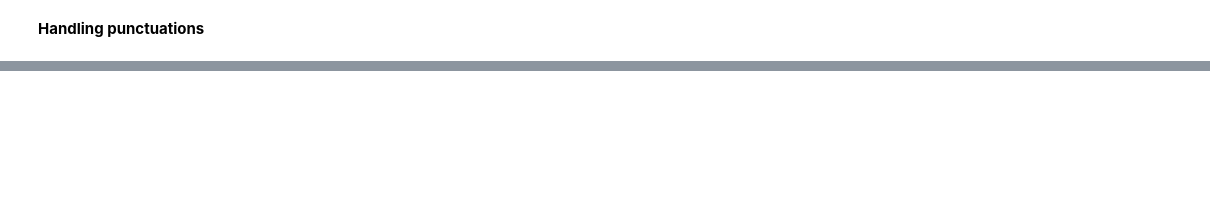
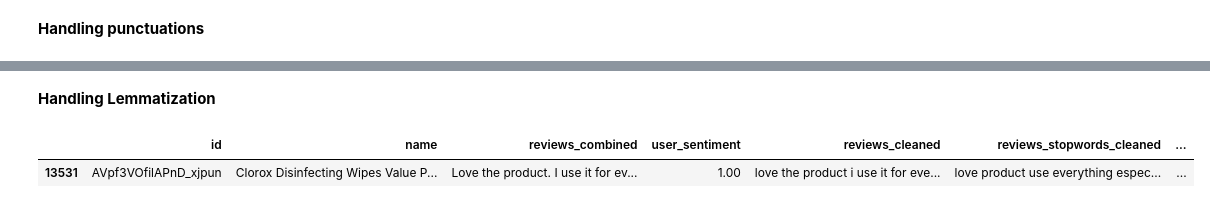
Before and after one commit to nick09fab/ML-Deployment, a Jupyter notebook: Recommendation_Systems/Sentiment_Analysis.ipynb, the cells around one changed output, grey strips where cells are left out. Cells and saved outputs as stored; diff of their text form; code cells hidden in the pictures; blank space fills up the shorter version.

```diff
--- a/Recommendation_Systems/Sentiment_Analysis.ipynb
+++ b/Recommendation_Systems/Sentiment_Analysis.ipynb
@@ -467,2 +474,5 @@ df_sent.sample()
 # %% [markdown]
 **Handling punctuations**
+# %%
+df_sent['reviews_cleaned'] = df_sent['reviews_combined'].apply(clean_punctuation)
+df_sent.sample()
@@ -468,0 +486,2 @@ df_sent.sample()
+# %%
+df_sent['reviews_stopwords_cleaned'] = df_sent['reviews_cleaned'].apply(clean_stopwords)
@@ -468,0 +494,40 @@ df_sent.sample()
+# %% [markdown]
+**Handling Lemmatization**
+# %%
+class Lemma(object):
+    def __init__(self):
+        pass
+
+    # This is a helper function to map NTLK position tags
+    def get_wordnet_pos(self,tag):
+        if tag.startswith('J'):
+            return wn.ADJ
+        elif tag.startswith('V'):
+            return wn.VERB
+        elif tag.startswith('N'):
+            return wn.NOUN
+        elif tag.startswith('R'):
+            return wn.ADV
+        else:
+            return wn.NOUN
+
+    def remove_stopword(self,text):
+        stop_words = set(stopwords.words('english'))
+        words = [word for word in text.split() if word.isalpha() and word not in stop_words]
+        return " ".join(words)
+
+    # Lemmatize the sentence
+    def clean_lemma(self,text):
+        lemmatizer = WordNetLemmatizer()
+        word_pos_tags = nltk.pos_tag(word_tokenize(self.remove_stopword(text))) # Get position tags
+        # Map the position tag and lemmatize the word/token
+        words =[lemmatizer.lemmatize(tag[0], self.get_wordnet_pos(tag[1]))
+                for _, tag in enumerate(word_pos_tags)]
+        return " ".join(words)
+# %%
+df_sent['reviews_lemmatized'] = df_sent['reviews_stopwords_cleaned'].apply(Lemma().clean_lemma)
+# %%
+df_sent.sample()
+# %% [output]
+|  | id | name | reviews_combined | user_sentiment | reviews_cleaned | reviews_stopwords_cleaned | ... |
+| 13531 | AVpf3VOfilAPnD_xjpun | Clorox Disinfecting Wipes Value P... | Love the product. I use it for ev... | 1.00 | love the product i use it for eve... | love product use everything espec... | ... |
```
Also changed, not shown: parts of 8 cells of this notebook, 2 other files.
